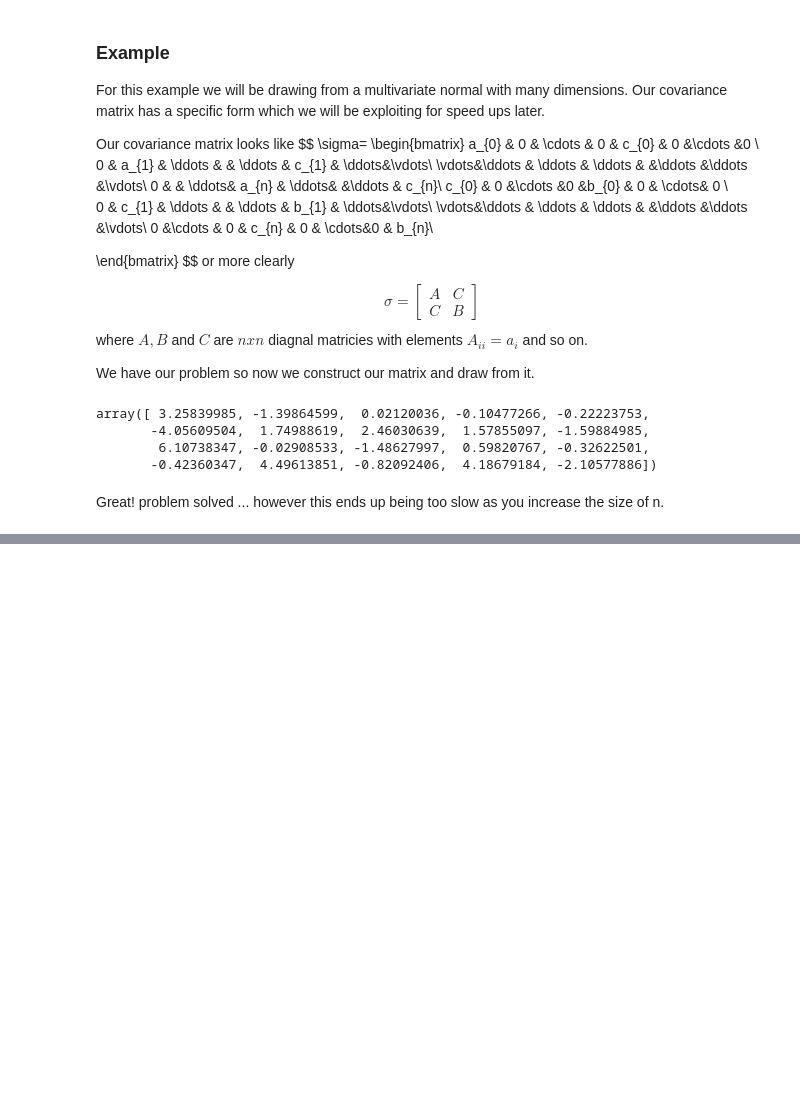
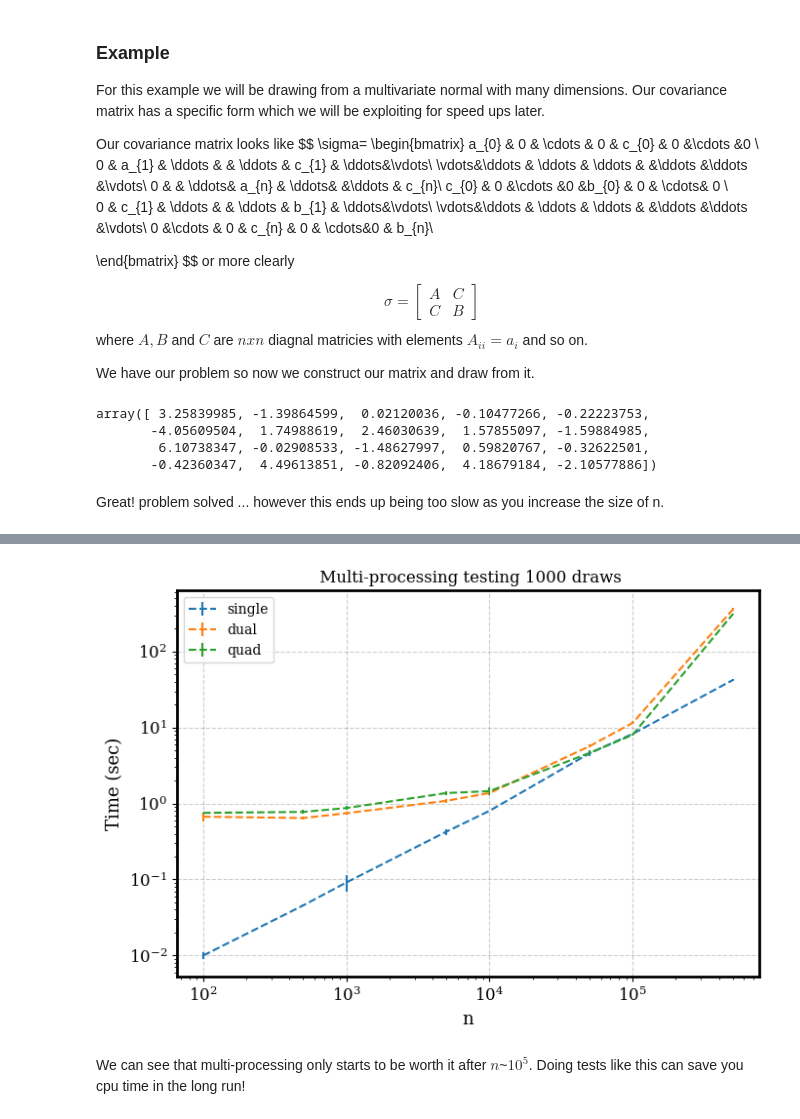
Before and after one commit to DanielWarshofsky/UMN_LIGO_Group_Python_tips_and_tricks, a Jupyter notebook: MultiProcessing/manual_math.ipynb, the cells around one changed output, grey strips where cells are left out. Saved outputs shown, nothing was run; the diff lists cells and outputs as text; code cells hidden in the pictures; blank space fills up the shorter version.

Commit message:
Forgot to save before commiting

```diff
--- a/MultiProcessing/manual_math.ipynb
+++ b/MultiProcessing/manual_math.ipynb
@@ -115,0 +203,33 @@ This scales poorly with n. Infact it scales as $O(n^3)$ as you can see in the fi
+# %%
+single_t=[]
+dual_t=[]
+quad_t=[]
+x=np.array([100,500,1000,5000,10000,50000,100000,500000]).astype(int)
+for i in x:
+    setup=f'a,b,c=rng.uniform(.1,10,{i}),rng.uniform(.1,10,{i}),rng.uniform(.1,10,{i})'
+    tsingle=timeit.Timer(f'small_cov_nvm(a,b,c,ndraws={1000},ncores=1)',setup=setup,globals=globals()).repeat(3,1)
+    tdual=timeit.Timer(f'small_cov_nvm(a,b,c,method="eigh",ndraws={1000},ncores=2)',setup=setup,globals=globals()).repeat(3,1)
+    tquad=timeit.Timer(f'small_cov_nvm(a,b,c,method="eigh",ndraws={1000},ncores=4)',setup=setup,globals=globals()).repeat(3,1)
+    #tcholesky=timeit.Timer('low_dim(a,b,c,method="cholesky")',setup=setup).repeat(10,1)
+    single_t.append([i,np.mean(tsingle),np.std(tsingle)])
+    dual_t.append([i,np.mean(tdual),np.std(tdual)])
+    quad_t.append([i,np.mean(tquad),np.std(tquad)])
+single_t=np.array(single_t)
+dual_t=np.array(dual_t)
+quad_t=np.array(quad_t)
+# %%
+fig,ax=plt.subplots()
+ax.errorbar(x=single_t[:,0],y=single_t[:,1],yerr=single_t[:,2],linestyle='--',label="single")
+ax.errorbar(x=dual_t[:,0],y=dual_t[:,1],yerr=dual_t[:,2],linestyle='--',label="dual")
+ax.errorbar(x=quad_t[:,0],y=quad_t[:,1],yerr=quad_t[:,2],linestyle='--',label="quad")
+ax.legend()
+ax.set_xlabel('n')
+ax.set_ylabel('Time (sec)')
+ax.set_title(' Multi-processing testing 1000 draws')
+ax.set_xscale('log')
+ax.set_yscale('log')
+plt.tight_layout()
+# %% [output]
+[figure, added]
+# %% [markdown]
+We can see that multi-processing only starts to be worth it after $n$~$10^5$. Doing tests like this can save you cpu time in the long run!
```
Also changed, not shown: parts of 14 cells of this notebook, 1 other file.
